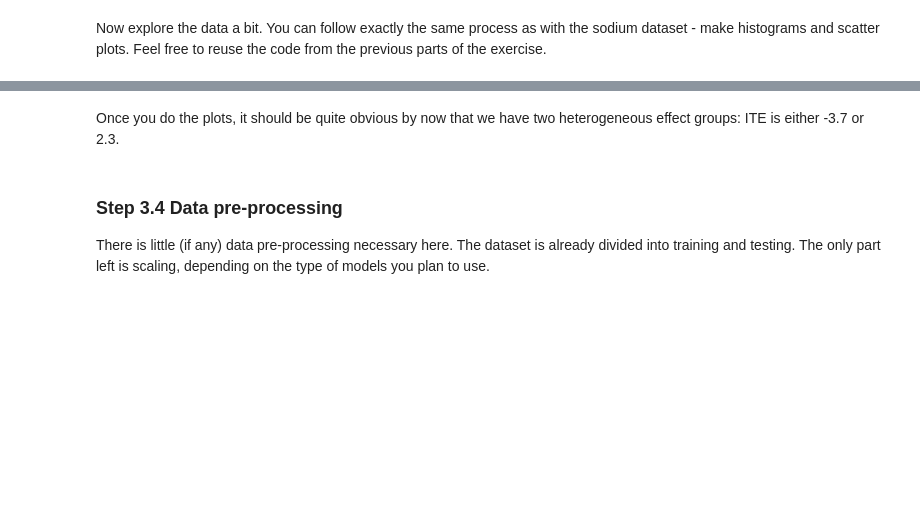
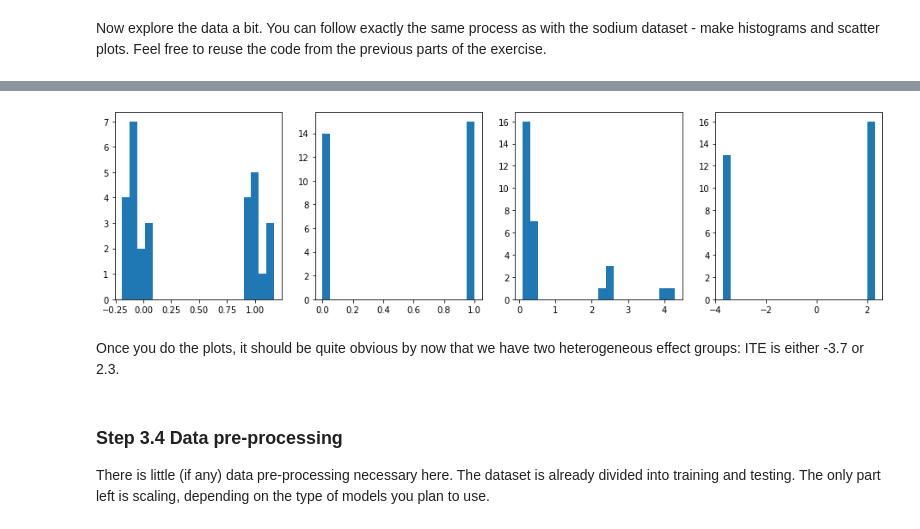
Before and after one commit to cyberanalyst268/Data-Science-and-Decision-Making, a Jupyter notebook: Unit_4_Causal_Inference.ipynb, the cells around one changed output, grey strips where cells are left out. Drawn from its saved outputs; the diff is of its cells as text; code cells hidden in the pictures; blank space fills up the shorter version.

```diff
--- a/Unit_4_Causal_Inference.ipynb
+++ b/Unit_4_Causal_Inference.ipynb
@@ -514,3 +565,15 @@ Now explore the data a bit. You can follow exactly the same process as with the
+# %%
+# Histograms - again, feel free to reuse the pre-existing code.
+
+bins=20
+fig, axs = plt.subplots(1, 4, figsize=(16, 4))
+axs[0].hist(X_hte, bins=bins)
+axs[1].hist(T_hte, bins=bins)
+axs[2].hist(Y_hte, bins=bins)
+axs[3].hist(ite_hte, bins=bins)
+plt.show()
+# %% [output]
+[figure, added]
 # %% [markdown]
 Once you do the plots, it should be quite obvious by now that we have two heterogeneous effect groups: ITE is either -3.7 or 2.3.
 # %% [markdown]
```
Also changed, not shown: parts of 29 cells of this notebook.
